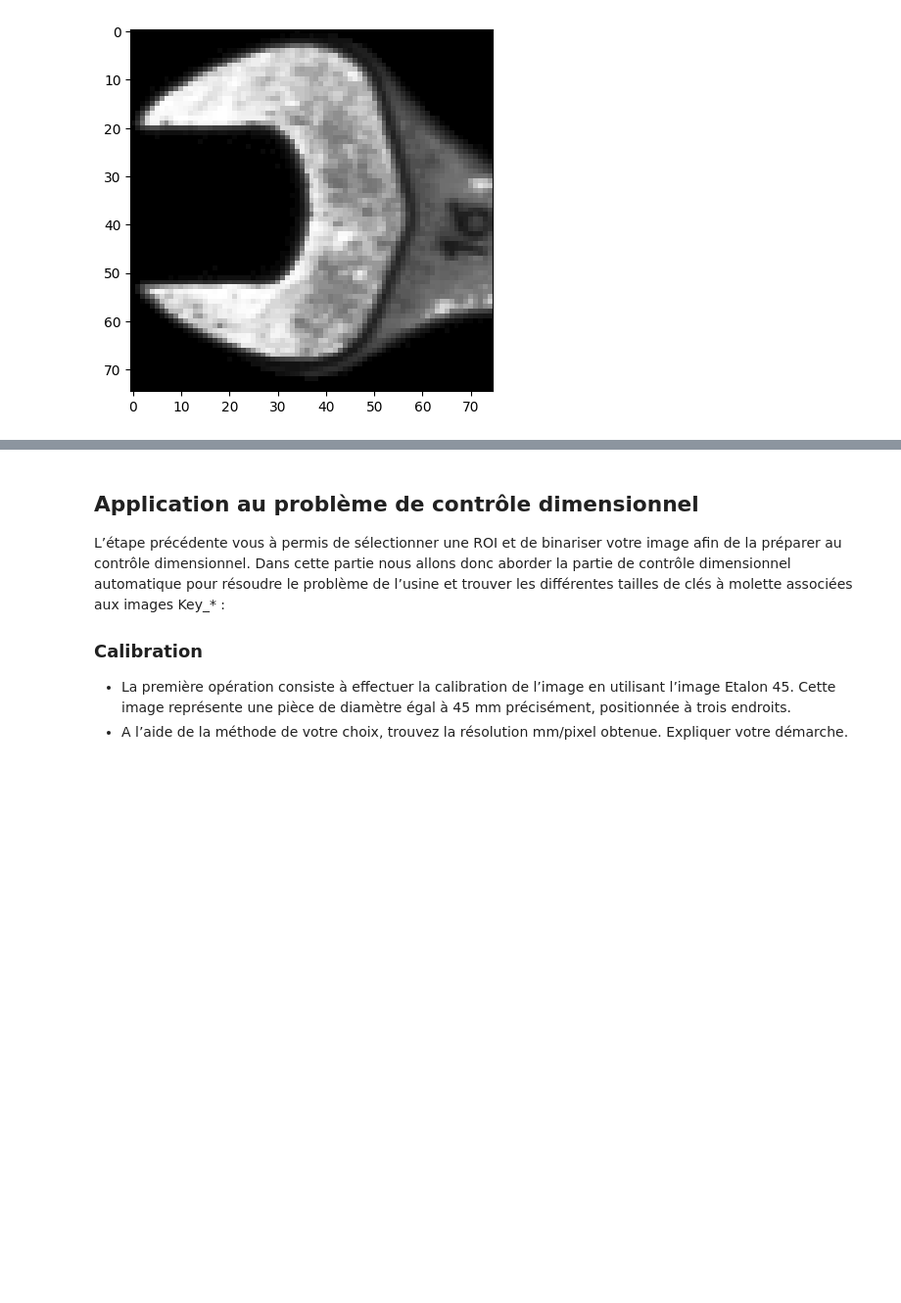
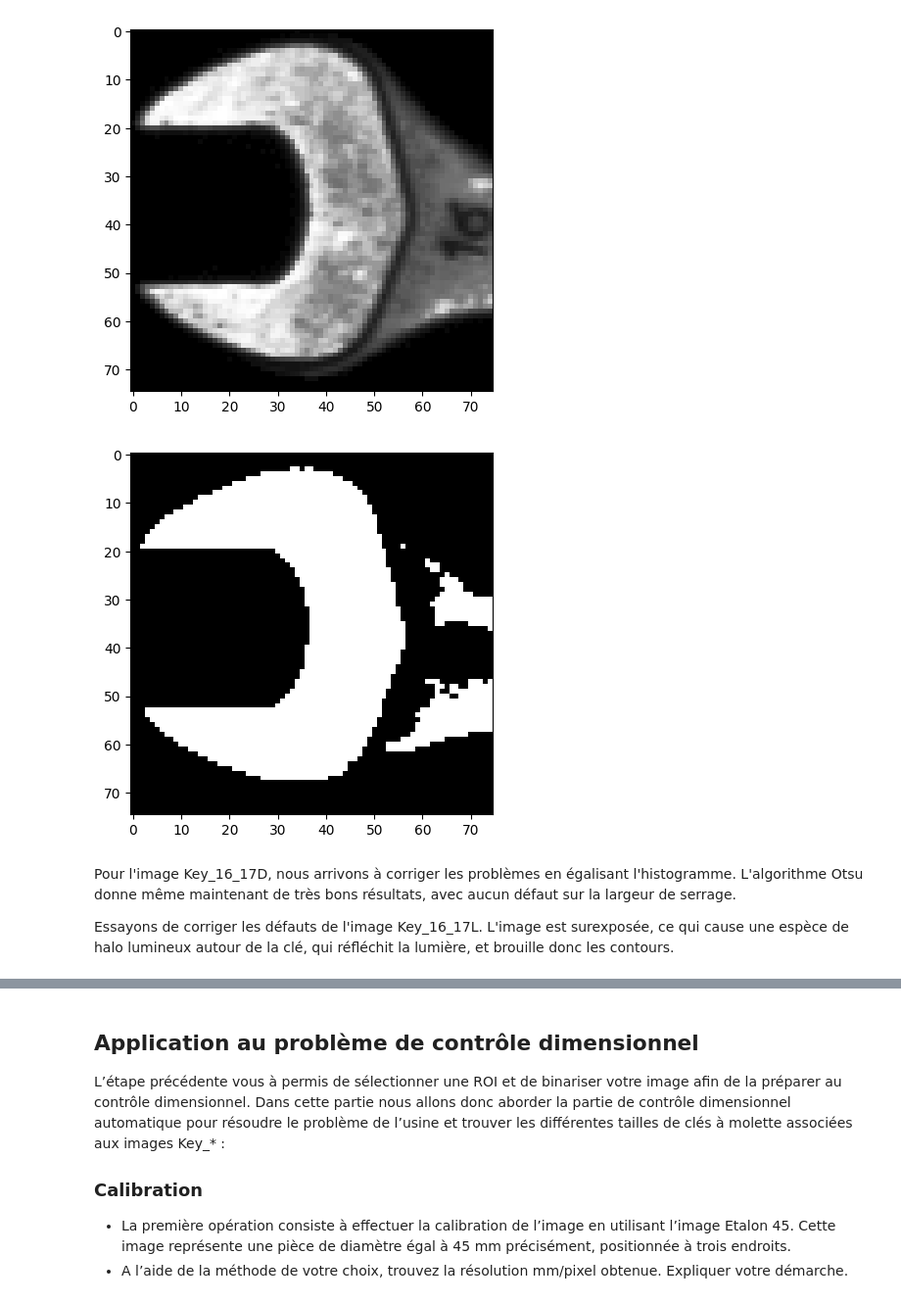
Before and after one commit to Nomnelle/computer_vision_finals, a Jupyter notebook: Partie_1/tp_not_part1_mick.ipynb, the cells around one changed output, grey strips where cells are left out. Shown at 98% size. Drawn from its saved outputs; the diff is of its cells as text; code cells hidden in the pictures; blank space fills up the shorter version.

```diff
--- a/Partie_1/tp_not_part1_mick.ipynb
+++ b/Partie_1/tp_not_part1_mick.ipynb
@@ -289,3 +306,13 @@ plt.imshow(equalized_imgD, cmap="gray")
 plt.show()
 # %% [output]
 [figure]
+# %%
+best_thresholdL, imgL_otsu = otsu_threshold(equalized_imgD)
+plt.imshow(imgL_otsu, cmap="gray")
+plt.show()
+# %% [output]
+[figure, added]
+# %% [markdown]
+Pour l'image Key_16_17D, nous arrivons à corriger les problèmes en égalisant l'histogramme. L'algorithme Otsu donne même maintenant de très bons résultats, avec aucun défaut sur la largeur de serrage.
+
+Essayons de corriger les défauts de l'image Key_16_17L. L'image est surexposée, ce qui cause une espèce de halo lumineux autour de la clé, qui réfléchit la lumière, et brouille donc les contours.
```
Also changed, not shown: parts of 24 cells of this notebook.
